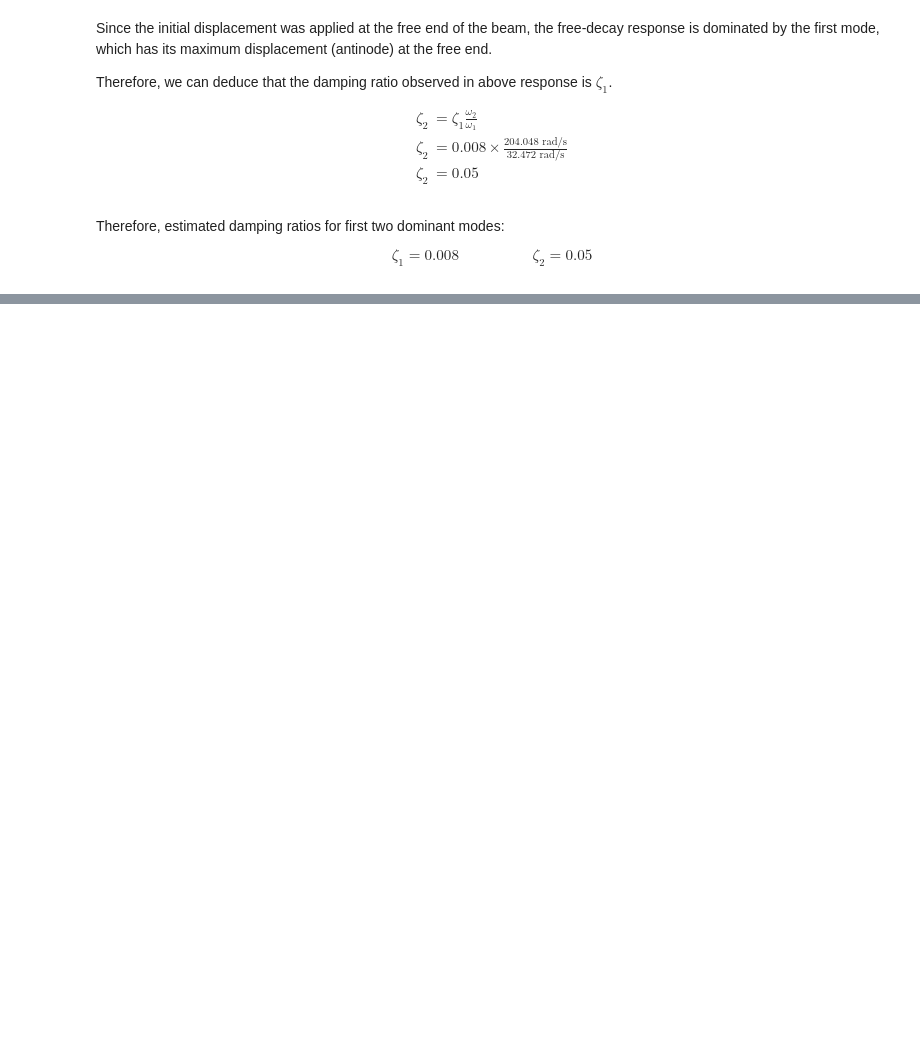
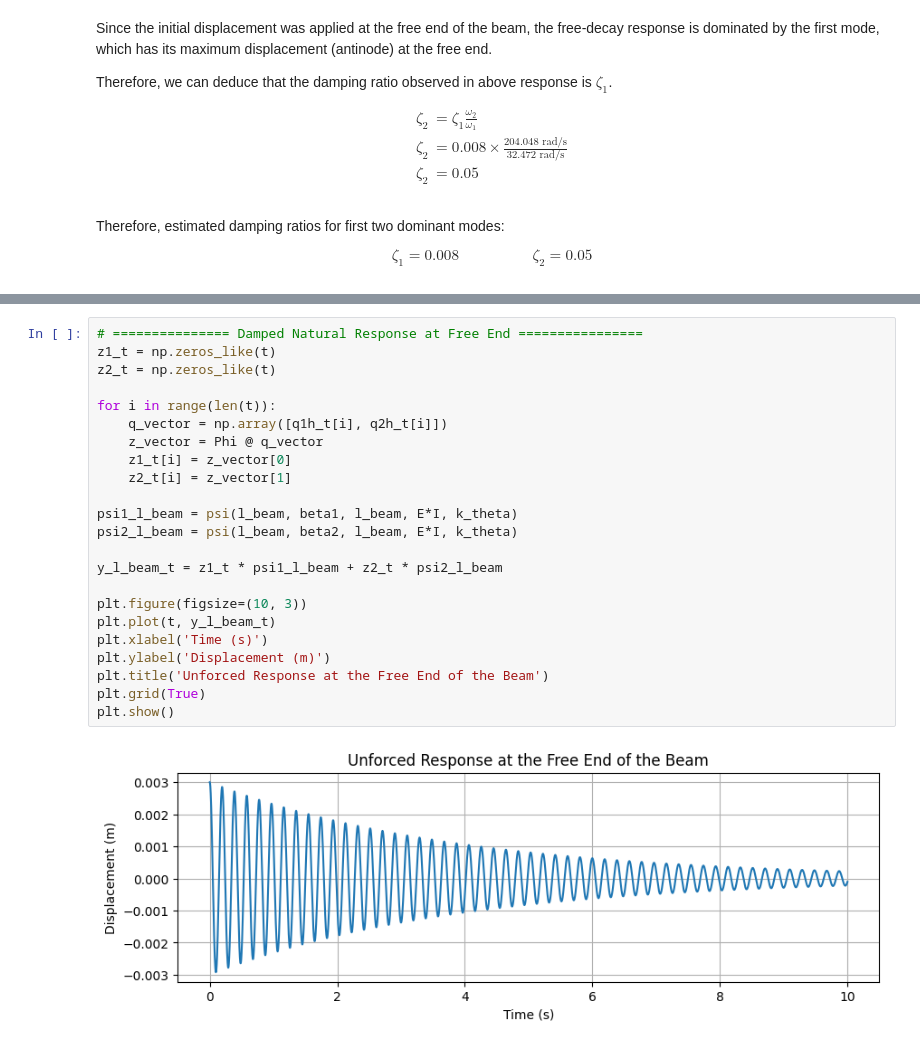
Before and after one commit to tharindu33333/ME421-Mechanical-Systems-Lab-A2, a Jupyter notebook: Vibration/E_20_103_Vibration.ipynb, the cells around one changed output, grey strips where cells are left out. Drawn from its saved outputs; the diff is of its cells as text; blank space fills up the shorter version.

```diff
--- a/Vibration/E_20_103_Vibration.ipynb
+++ b/Vibration/E_20_103_Vibration.ipynb
@@ -809,0 +981,25 @@ $$
+# %%
+# =============== Damped Natural Response at Free End ================
+z1_t = np.zeros_like(t)
+z2_t = np.zeros_like(t)
+
+for i in range(len(t)):
+    q_vector = np.array([q1h_t[i], q2h_t[i]])
+    z_vector = Phi @ q_vector
+    z1_t[i] = z_vector[0]
+    z2_t[i] = z_vector[1]
+
+psi1_l_beam = psi(l_beam, beta1, l_beam, E*I, k_theta)
+psi2_l_beam = psi(l_beam, beta2, l_beam, E*I, k_theta)
+
+y_l_beam_t = z1_t * psi1_l_beam + z2_t * psi2_l_beam
+
+plt.figure(figsize=(10, 3))
+plt.plot(t, y_l_beam_t)
+plt.xlabel('Time (s)')
+plt.ylabel('Displacement (m)')
+plt.title('Unforced Response at the Free End of the Beam')
+plt.grid(True)
+plt.show()
+# %% [output]
+[figure, added]
```
Also changed, not shown: parts of 22 cells of this notebook.
